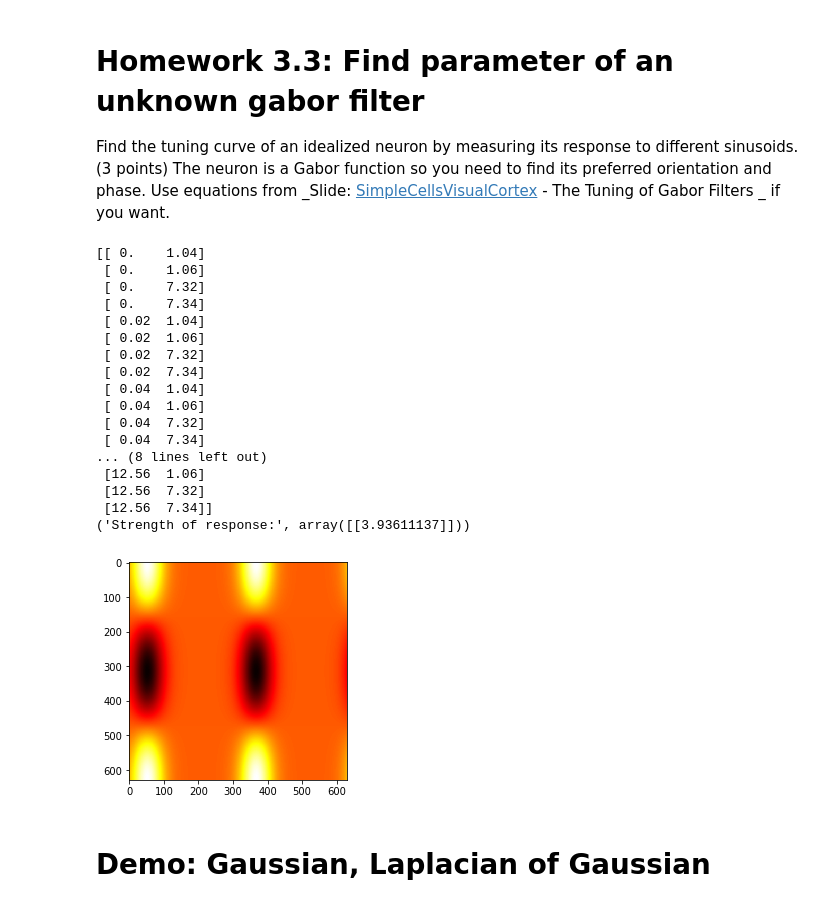
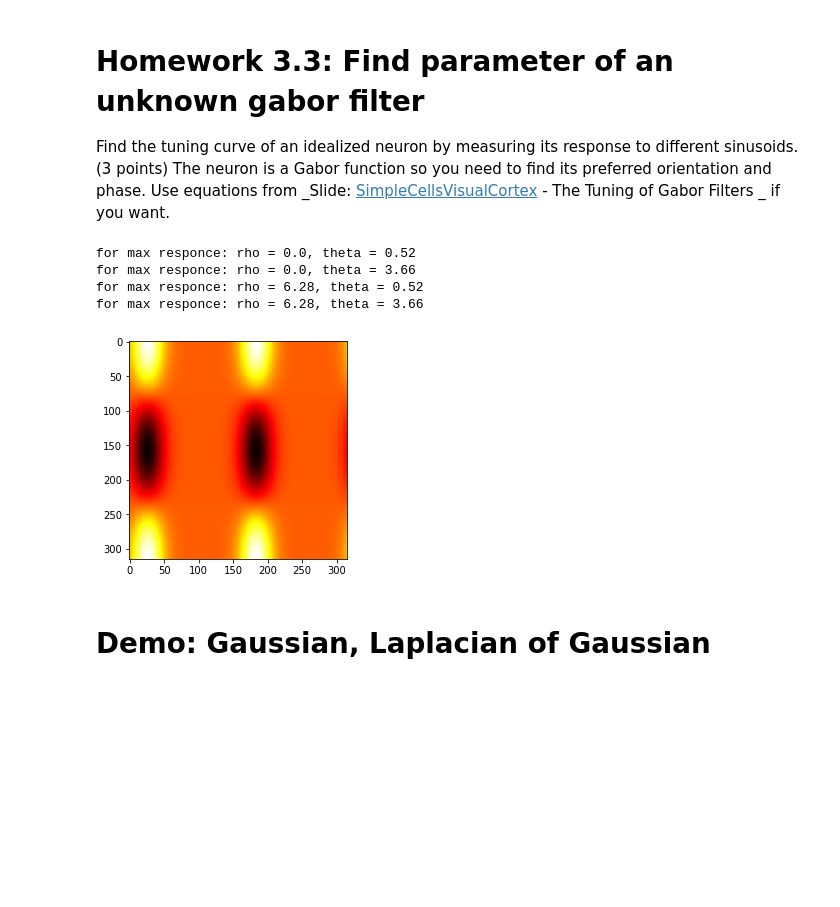
Before and after one commit to spencer-loggia/probModelsVisualCortex, a Jupyter notebook: HW1/Gabor.ipynb, the cells around one changed output. Saved outputs shown, nothing was run; the diff lists cells and outputs as text; code cells hidden in the pictures; blank space fills up the shorter version.

Commit message:
fixed optimum response reporting

```diff
--- a/HW1/Gabor.ipynb
+++ b/HW1/Gabor.ipynb
@@ -218,55 +218,43 @@ import pickle
 # Try to find its parameter:
 unknownGabor = pickle.load(open('data/gabor/unknownGabor.data', 'rb'))
 
 plt.figure();
 
 # You can use sinusoid as a stimuli
 # For example:
 rho = 0
 omega = 0.3
 theta = np.pi/6
 
 responces = []
 
-rhos = np.arange(0.0,2*np.pi, .01)
-thetas = np.arange(0.0,2*np.pi, .01)
+rhos = np.arange(0.0,2*np.pi, .02)
+thetas = np.arange(0.0,2*np.pi, .02)
 
 
 alls = np.transpose(alls)
 
 for r in rhos:
     responce_row = []
     for t in thetas:
         sinusoid = genSinusoid(unknownGabor.shape, 1, (omega*np.cos(t), omega*np.sin(t)), r)
         #plt.figure(); myimshow(sinusoid)
         response = convolve2d(sinusoid, unknownGabor, mode='valid')
         responce_row.extend(response[0])
     responces.append(responce_row)
 
 plt.imshow(responces, cmap='hot', interpolation='nearest')
 
-print((np.argwhere(responces>=np.max(responces)-.005))*.02)
+tot = np.array((np.argwhere(responces>=np.max(responces)-.002)), dtype=np.int)
 
-print('Strength of response:', response)
+for i in tot:
+    print("for max responce: rho = " + str((rhos[i[0]])) + ", " + "theta = " + str(thetas[i[1]]))
 # %% [output]
-[[ 0.    1.04]
- [ 0.    1.06]
- [ 0.    7.32]
- [ 0.    7.34]
- [ 0.02  1.04]
- [ 0.02  1.06]
- [ 0.02  7.32]
- [ 0.02  7.34]
- [ 0.04  1.04]
- [ 0.04  1.06]
- [ 0.04  7.32]
- [ 0.04  7.34]
-... (8 lines left out)
- [12.56  1.06]
- [12.56  7.32]
- [12.56  7.34]]
-('Strength of response:', array([[3.93611137]]))
+for max responce: rho = 0.0, theta = 0.52
+for max responce: rho = 0.0, theta = 3.66
+for max responce: rho = 6.28, theta = 0.52
+for max responce: rho = 6.28, theta = 3.66
-[figure, old version]
+[figure, new version]
 # %% [markdown]
 # Demo: Gaussian, Laplacian of Gaussian
 # %%
```
